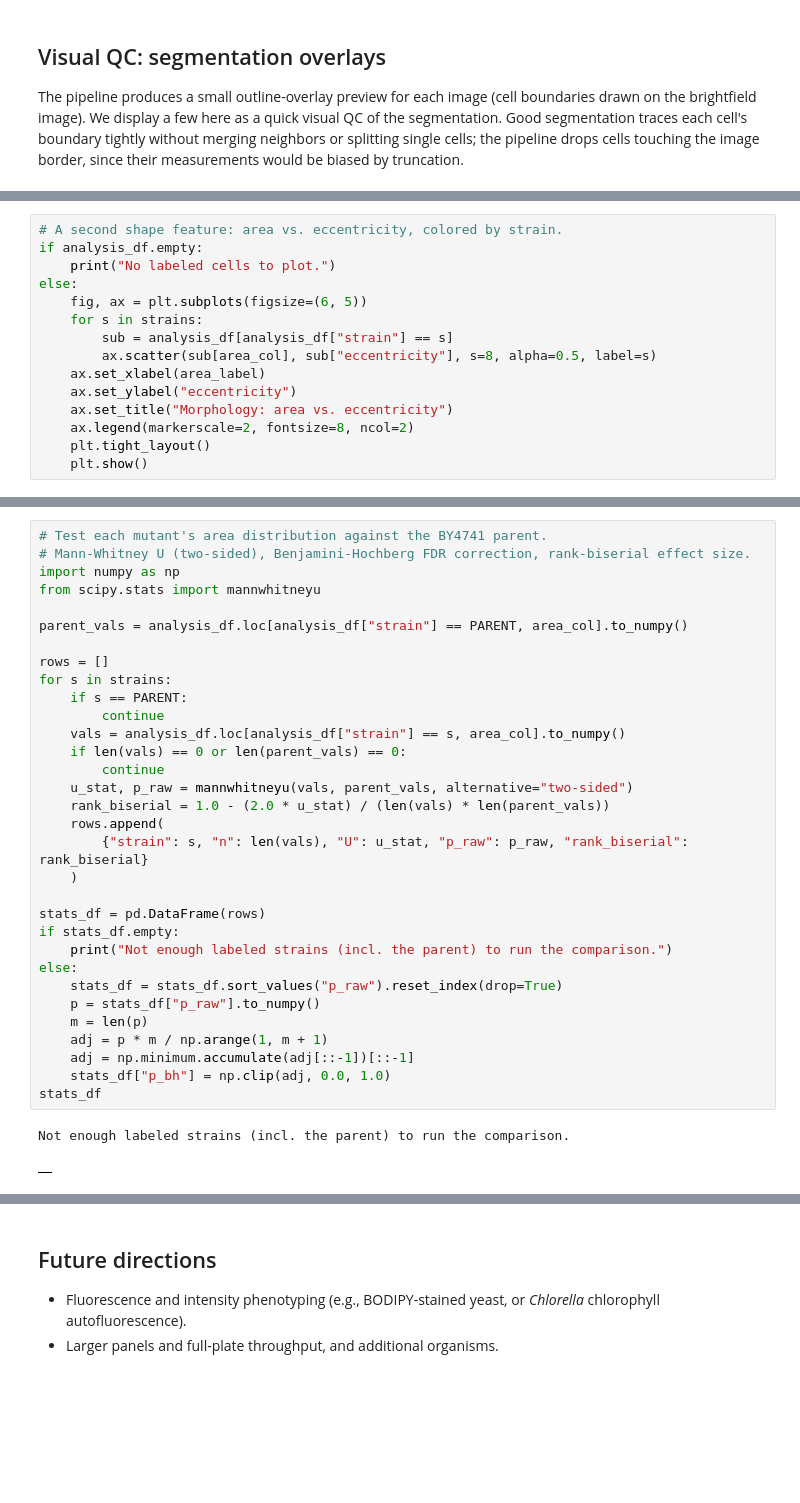
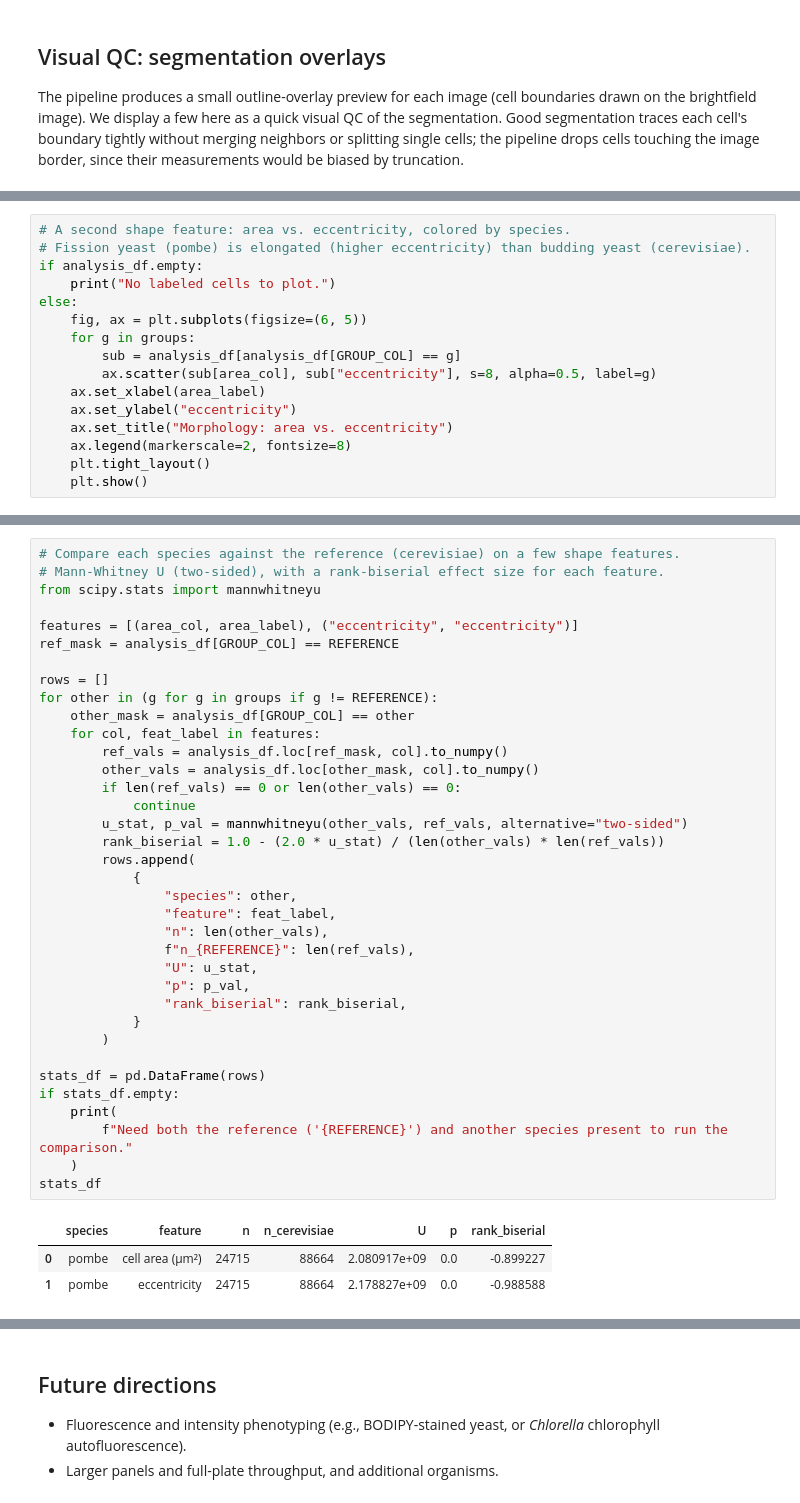
Before and after one commit to Arcadia-Science/cloud-scaled-cell-phenotyping, a Jupyter notebook: index.ipynb, the cells around one changed output, grey strips where cells are left out. Drawn from its saved outputs; the diff is of its cells as text; blank space fills up the shorter version.

```diff
--- a/index.ipynb
+++ b/index.ipynb
@@ -230,16 +246,17 @@ No labeled cells to plot. In local mode, increase LIMIT or use the scaled path t
 # %%
-# A second shape feature: area vs. eccentricity, colored by strain.
+# A second shape feature: area vs. eccentricity, colored by species.
+# Fission yeast (pombe) is elongated (higher eccentricity) than budding yeast (cerevisiae).
 if analysis_df.empty:
     print("No labeled cells to plot.")
 else:
     fig, ax = plt.subplots(figsize=(6, 5))
-    for s in strains:
-        sub = analysis_df[analysis_df["strain"] == s]
-        ax.scatter(sub[area_col], sub["eccentricity"], s=8, alpha=0.5, label=s)
+    for g in groups:
+        sub = analysis_df[analysis_df[GROUP_COL] == g]
+        ax.scatter(sub[area_col], sub["eccentricity"], s=8, alpha=0.5, label=g)
     ax.set_xlabel(area_label)
     ax.set_ylabel("eccentricity")
     ax.set_title("Morphology: area vs. eccentricity")
-    ax.legend(markerscale=2, fontsize=8, ncol=2)
+    ax.legend(markerscale=2, fontsize=8)
     plt.tight_layout()
     plt.show()
 # %% [output]
@@ -258,36 +277,41 @@ summary
 # %%
-# Test each mutant's area distribution against the BY4741 parent.
-# Mann-Whitney U (two-sided), Benjamini-Hochberg FDR correction, rank-biserial effect size.
-import numpy as np
+# Compare each species against the reference (cerevisiae) on a few shape features.
+# Mann-Whitney U (two-sided), with a rank-biserial effect size for each feature.
 from scipy.stats import mannwhitneyu
 
-parent_vals = analysis_df.loc[analysis_df["strain"] == PARENT, area_col].to_numpy()
+features = [(area_col, area_label), ("eccentricity", "eccentricity")]
+ref_mask = analysis_df[GROUP_COL] == REFERENCE
 
 rows = []
-for s in strains:
-    if s == PARENT:
-        continue
-    vals = analysis_df.loc[analysis_df["strain"] == s, area_col].to_numpy()
-    if len(vals) == 0 or len(parent_vals) == 0:
-        continue
-    u_stat, p_raw = mannwhitneyu(vals, parent_vals, alternative="two-sided")
-    rank_biserial = 1.0 - (2.0 * u_stat) / (len(vals) * len(parent_vals))
-    rows.append(
-        {"strain": s, "n": len(vals), "U": u_stat, "p_raw": p_raw, "rank_biserial": rank_biserial}
-    )
+for other in (g for g in groups if g != REFERENCE):
+    other_mask = analysis_df[GROUP_COL] == other
+    for col, feat_label in features:
+        ref_vals = analysis_df.loc[ref_mask, col].to_numpy()
+        other_vals = analysis_df.loc[other_mask, col].to_numpy()
+        if len(ref_vals) == 0 or len(other_vals) == 0:
+            continue
+        u_stat, p_val = mannwhitneyu(other_vals, ref_vals, alternative="two-sided")
+        rank_biserial = 1.0 - (2.0 * u_stat) / (len(other_vals) * len(ref_vals))
+        rows.append(
+            {
+                "species": other,
+                "feature": feat_label,
+                "n": len(other_vals),
+                f"n_{REFERENCE}": len(ref_vals),
+                "U": u_stat,
+                "p": p_val,
+                "rank_biserial": rank_biserial,
+            }
+        )
 
 stats_df = pd.DataFrame(rows)
 if stats_df.empty:
-    print("Not enough labeled strains (incl. the parent) to run the comparison.")
-else:
-    stats_df = stats_df.sort_values("p_raw").reset_index(drop=True)
-    p = stats_df["p_raw"].to_numpy()
-    m = len(p)
-    adj = p * m / np.arange(1, m + 1)
-    adj = np.minimum.accumulate(adj[::-1])[::-1]
-    stats_df["p_bh"] = np.clip(adj, 0.0, 1.0)
+    print(
+        f"Need both the reference ('{REFERENCE}') and another species present to run the comparison."
+    )
 stats_df
 # %% [output]
-Not enough labeled strains (incl. the parent) to run the comparison.
-|  |
+|  | species | feature | n | n_cerevisiae | U | p | rank_biserial |
+| 0 | pombe | cell area (µm²) | 24715 | 88664 | 2.080917e+09 | 0.0 | -0.899227 |
+| 1 | pombe | eccentricity | 24715 | 88664 | 2.178827e+09 | 0.0 | -0.988588 |
 # %% [markdown]
```
Also changed, not shown: parts of 15 cells of this notebook, 6 other files.
